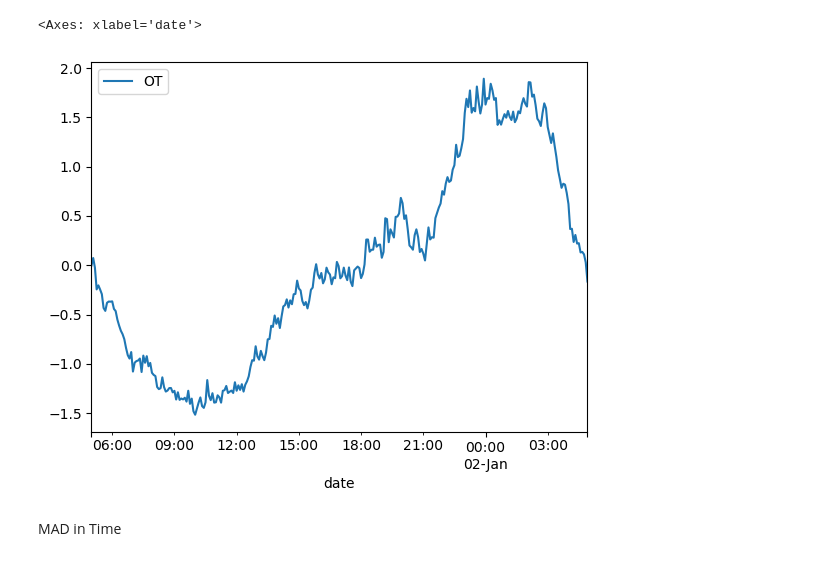
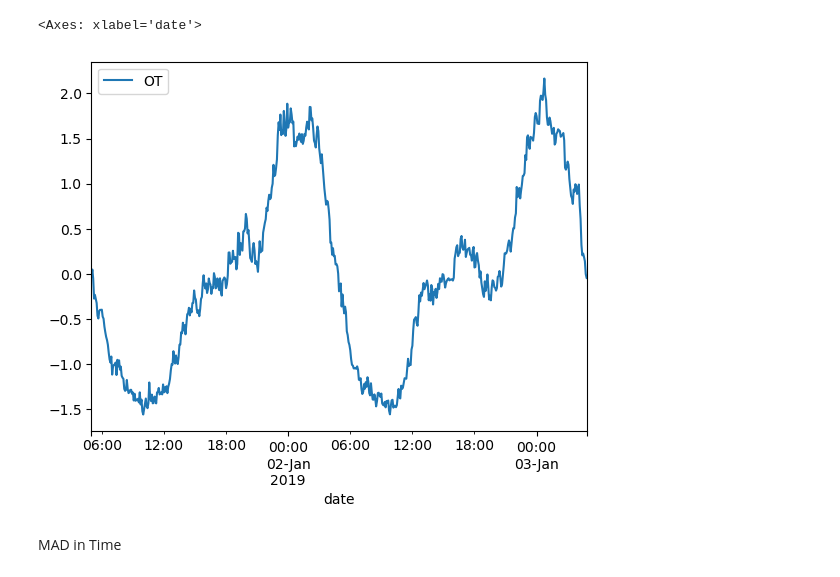
Before and after one commit to WillWang1113/Moving-Average-Diffusion, a Jupyter notebook: notebooks/degrade_fn.ipynb, the cells around one changed output. Cells and saved outputs as stored; diff of their text form; code cells hidden in the pictures.

```diff
--- a/notebooks/degrade_fn.ipynb
+++ b/notebooks/degrade_fn.ipynb
@@ -5,19 +5,19 @@ import matplotlib.pyplot as plt
 from math import ceil
 from src.utils.filters import MovingAvgTime, get_factors, MovingAvgFreq
 # %%
-seq_len = 288
+seq_len = 576
 df = pd.read_csv(
     "/home/user/data/THU-timeseries/MFRED/MFRED.csv",
     # "/home/user/data/THU-timeseries/electricity/electricity.csv",
     index_col=0,
     parse_dates=True,
 )[["OT"]]
 df = df[:seq_len]
 df = (df-df.mean())/df.std()
 df.plot()
 # %% [output]
 <Axes: xlabel='date'>
-[figure, old version]
+[figure, new version]
 # %% [markdown]
 MAD in Time
 # %%
```
Also changed, not shown: parts of 1 cell of this notebook, 16 other files.
